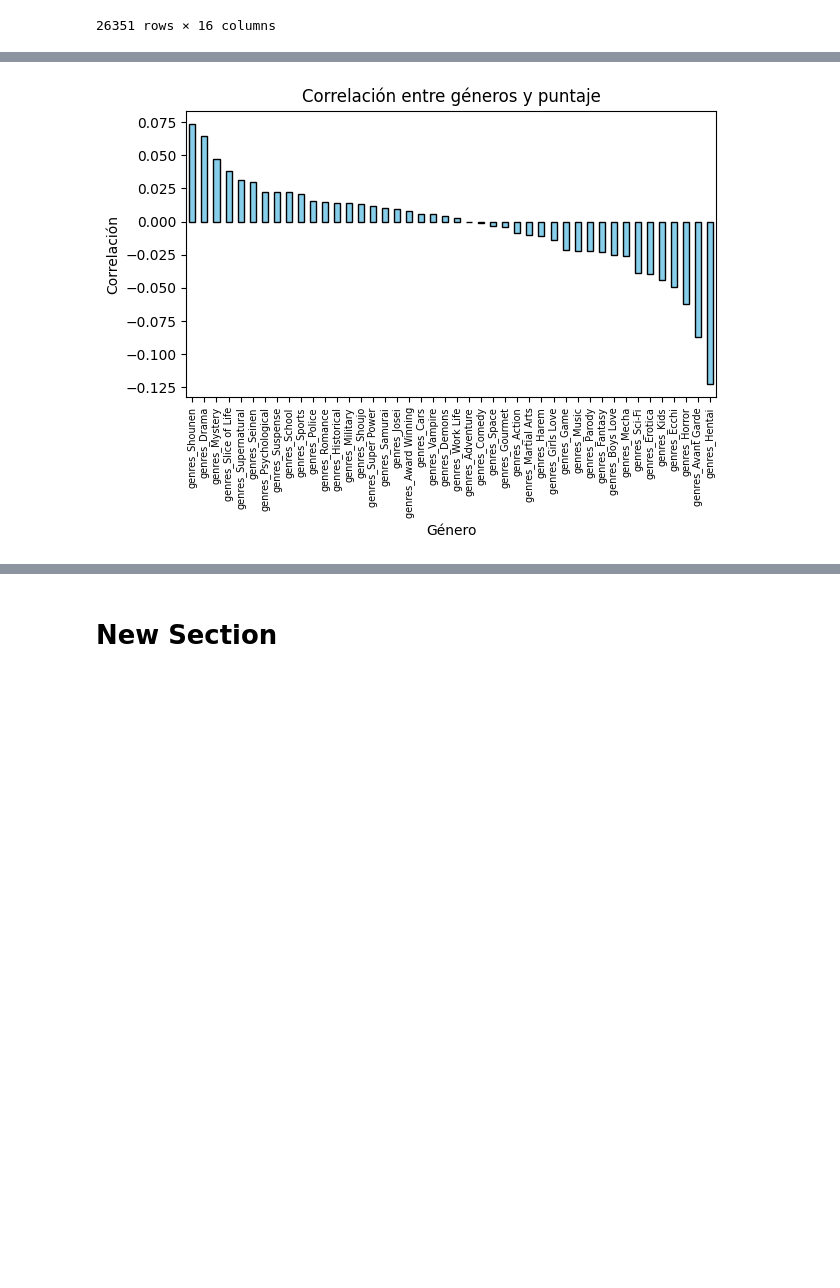
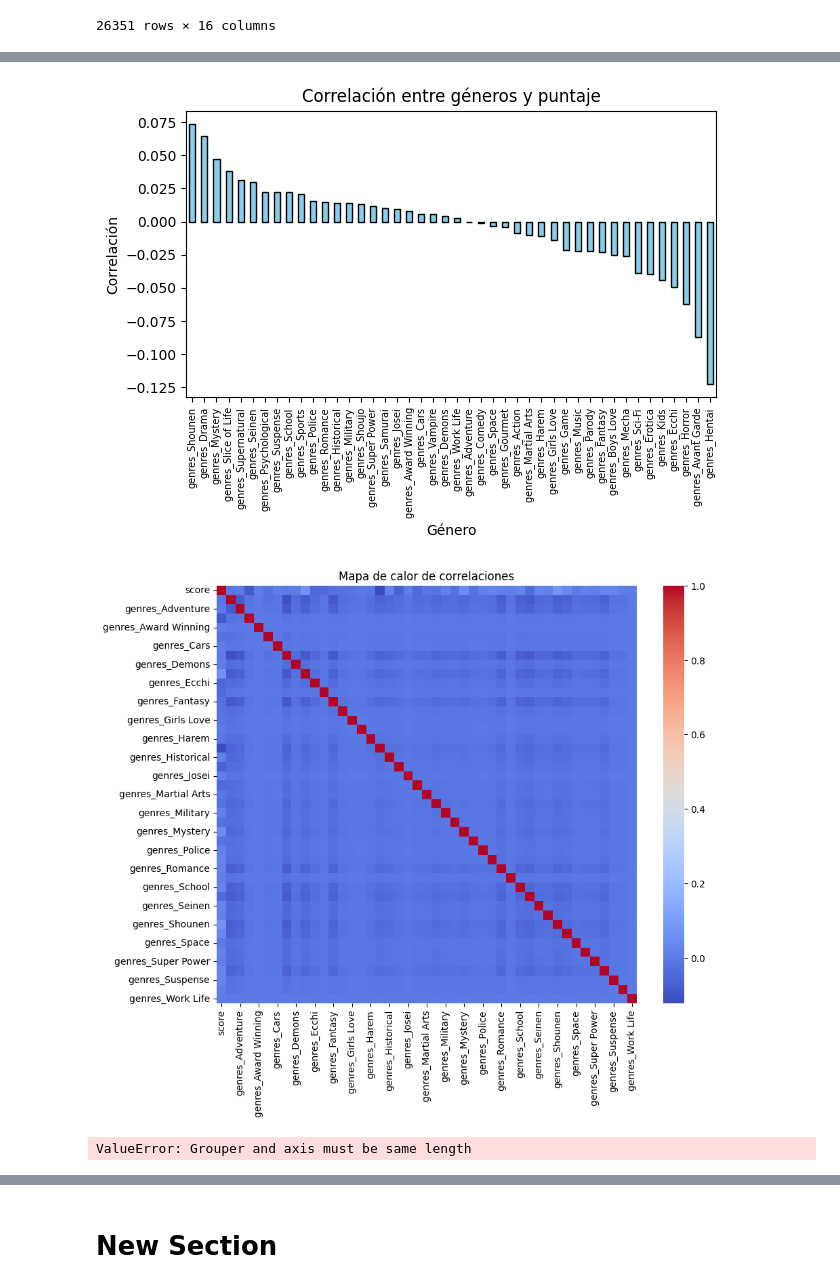
Before and after one commit to repositoriosHackaton/SIC25-CubitsUCV, a Jupyter notebook: Analisis de datos/main.ipynb, the cells around one changed output, grey strips where cells are left out. Saved outputs shown, nothing was run; the diff lists cells and outputs as text; code cells hidden in the pictures; blank space fills up the shorter version.

```diff
--- a/Analisis de datos/main.ipynb
+++ b/Analisis de datos/main.ipynb
@@ -281,14 +280,32 @@ plt.show()
 # %%
 #@title Correlación entre los géneros y el score
+import seaborn as sns
 
 df_encoded = pd.get_dummies(merged_df[['score','genres']], columns=['genres'])
 genre_score_corr = df_encoded.corr()['score'].drop('score')
 genre_score_corr.sort_values(ascending=False).plot(kind='bar', color='skyblue', edgecolor='black')
 plt.title('Correlación entre géneros y puntaje')
 plt.xlabel('Género')
 plt.ylabel('Correlación')
 plt.xticks(rotation=90, fontsize=7)
 plt.tight_layout()
 plt.show()
+
+plt.figure(figsize=(10, 8))
+sns.heatmap(df_encoded.corr(), annot=False, cmap='coolwarm', fmt=".2f")
+plt.title('Mapa de calor de correlaciones')
+plt.show()
 # %% [output]
 [figure]
+[figure, added]
+# %%
+#@title Frecuencia de popularidad en los géneros
+import seaborn as sns
+
+genre_dummies = pd.get_dummies(merged_df[['popularity_rank','genres']], columns=['genres'])
+genre_frequency = genre_dummies.sum()
+anime_with_genres = pd.concat([merged_df, genre_dummies], axis=1)
+genre_scores = anime_with_genres.drop(columns=['genres']).groupby(genre_dummies.columns, axis=1).mean().mean()
+genre_scores
+# %% [output]
+ValueError: Grouper and axis must be same length
```
Also changed, not shown: parts of 6 cells of this notebook.
